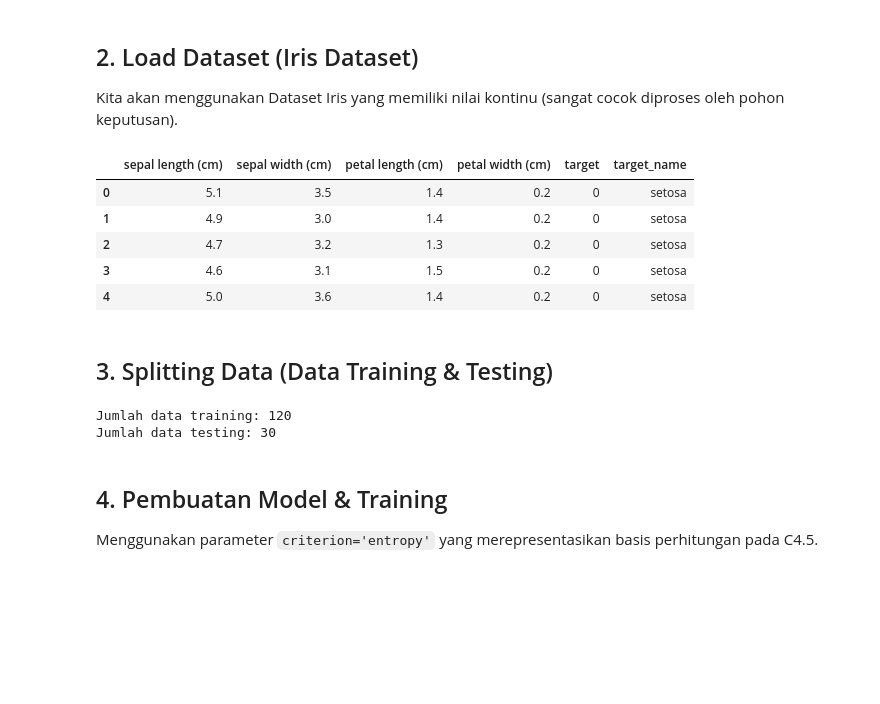
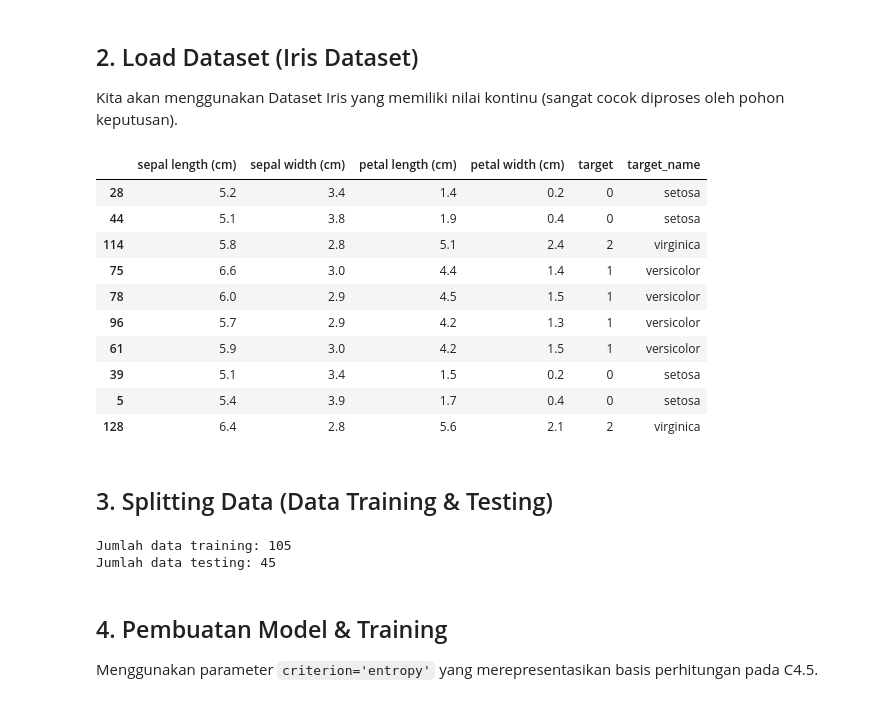
Before and after one commit to HasyaFerdiansyahNR20/2026_class, a Jupyter notebook: data-mining/course3-Decision_Tree_C45.ipynb, the cells around one changed output. Cells and saved outputs as stored; diff of their text form; code cells hidden in the pictures; blank space fills up the shorter version.

```diff
--- a/data-mining/course3-Decision_Tree_C45.ipynb
+++ b/data-mining/course3-Decision_Tree_C45.ipynb
@@ -110,32 +110,37 @@ Kita akan menggunakan Dataset Iris yang memiliki nilai kontinu (sangat cocok dip
 # %%
 iris = load_iris()
 df = pd.DataFrame(data=iris.data, columns=iris.feature_names)
 df['target'] = iris.target
 df['target_name'] = [iris.target_names[i] for i in iris.target]
 
-# Menampilkan 5 data teratas
-df.head()
+# Menampilkan 10 data random dari dataset
+df.sample(10)
 # %% [output]
 |  | sepal length (cm) | sepal width (cm) | petal length (cm) | petal width (cm) | target | target_name |
-| 0 | 5.1 | 3.5 | 1.4 | 0.2 | 0 | setosa |
-| 1 | 4.9 | 3.0 | 1.4 | 0.2 | 0 | setosa |
-| 2 | 4.7 | 3.2 | 1.3 | 0.2 | 0 | setosa |
-| 3 | 4.6 | 3.1 | 1.5 | 0.2 | 0 | setosa |
-| 4 | 5.0 | 3.6 | 1.4 | 0.2 | 0 | setosa |
+| 28 | 5.2 | 3.4 | 1.4 | 0.2 | 0 | setosa |
+| 44 | 5.1 | 3.8 | 1.9 | 0.4 | 0 | setosa |
+| 114 | 5.8 | 2.8 | 5.1 | 2.4 | 2 | virginica |
+| 75 | 6.6 | 3.0 | 4.4 | 1.4 | 1 | versicolor |
+| 78 | 6.0 | 2.9 | 4.5 | 1.5 | 1 | versicolor |
+| 96 | 5.7 | 2.9 | 4.2 | 1.3 | 1 | versicolor |
+| 61 | 5.9 | 3.0 | 4.2 | 1.5 | 1 | versicolor |
+| 39 | 5.1 | 3.4 | 1.5 | 0.2 | 0 | setosa |
+| 5 | 5.4 | 3.9 | 1.7 | 0.4 | 0 | setosa |
+| 128 | 6.4 | 2.8 | 5.6 | 2.1 | 2 | virginica |
 # %% [markdown]
 ## 3. Splitting Data (Data Training & Testing)
 # %%
 X = df[iris.feature_names]
 y = df['target']
 
-# Membagi data menjadi 80% Training dan 20% Testing
-X_train, X_test, y_train, y_test = train_test_split(X, y, test_size=0.2, random_state=42)
+# Membagi data menjadi 70% Training dan 30% Testing
+X_train, X_test, y_train, y_test = train_test_split(X, y, test_size=0.3, random_state=42)
 
 print(f"Jumlah data training: {X_train.shape[0]}")
 print(f"Jumlah data testing: {X_test.shape[0]}")
 # %% [output]
-Jumlah data training: 120
-Jumlah data testing: 30
+Jumlah data training: 105
+Jumlah data testing: 45
 # %% [markdown]
 ## 4. Pembuatan Model & Training
 Menggunakan parameter `criterion='entropy'` yang merepresentasikan basis perhitungan pada C4.5.
```
Also changed, not shown: parts of 2 cells of this notebook.
